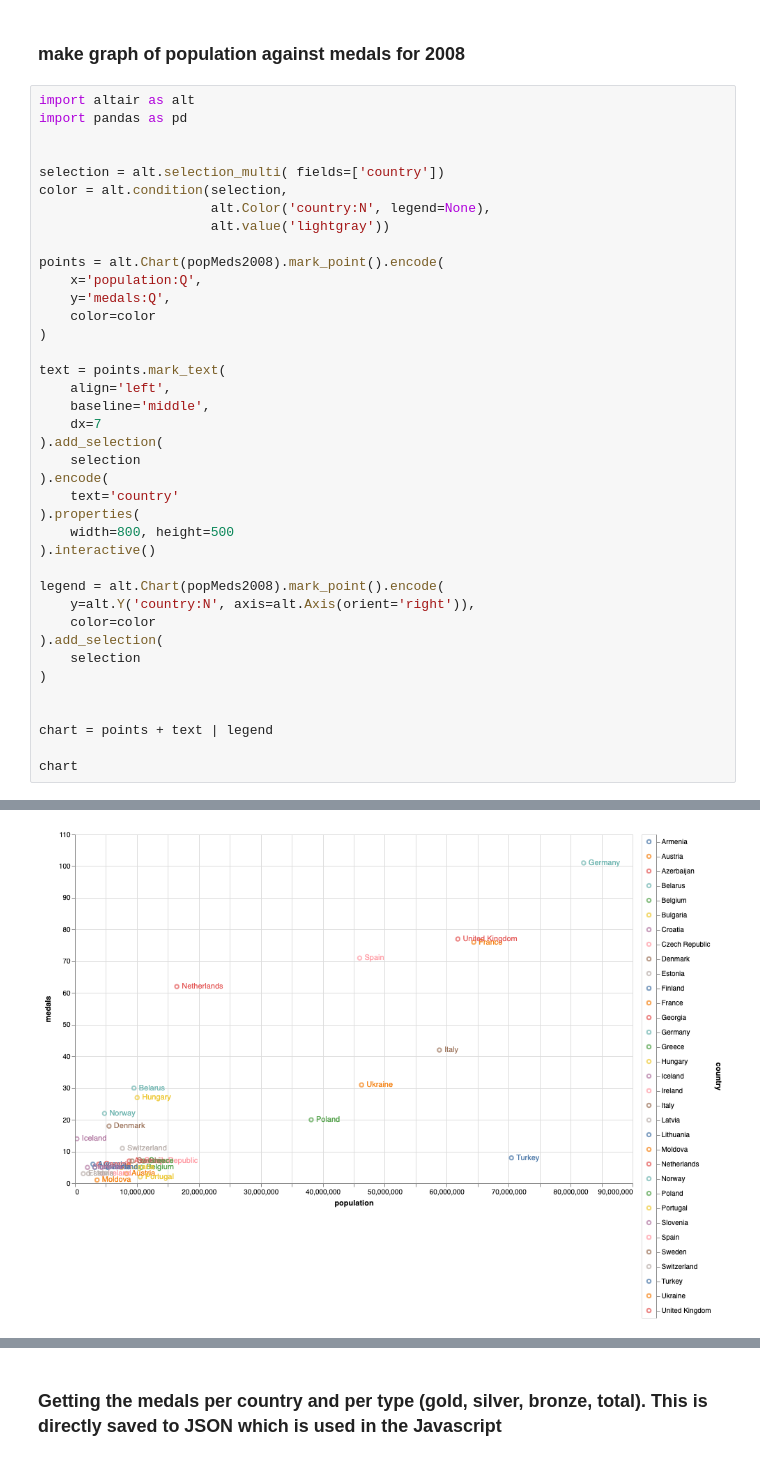
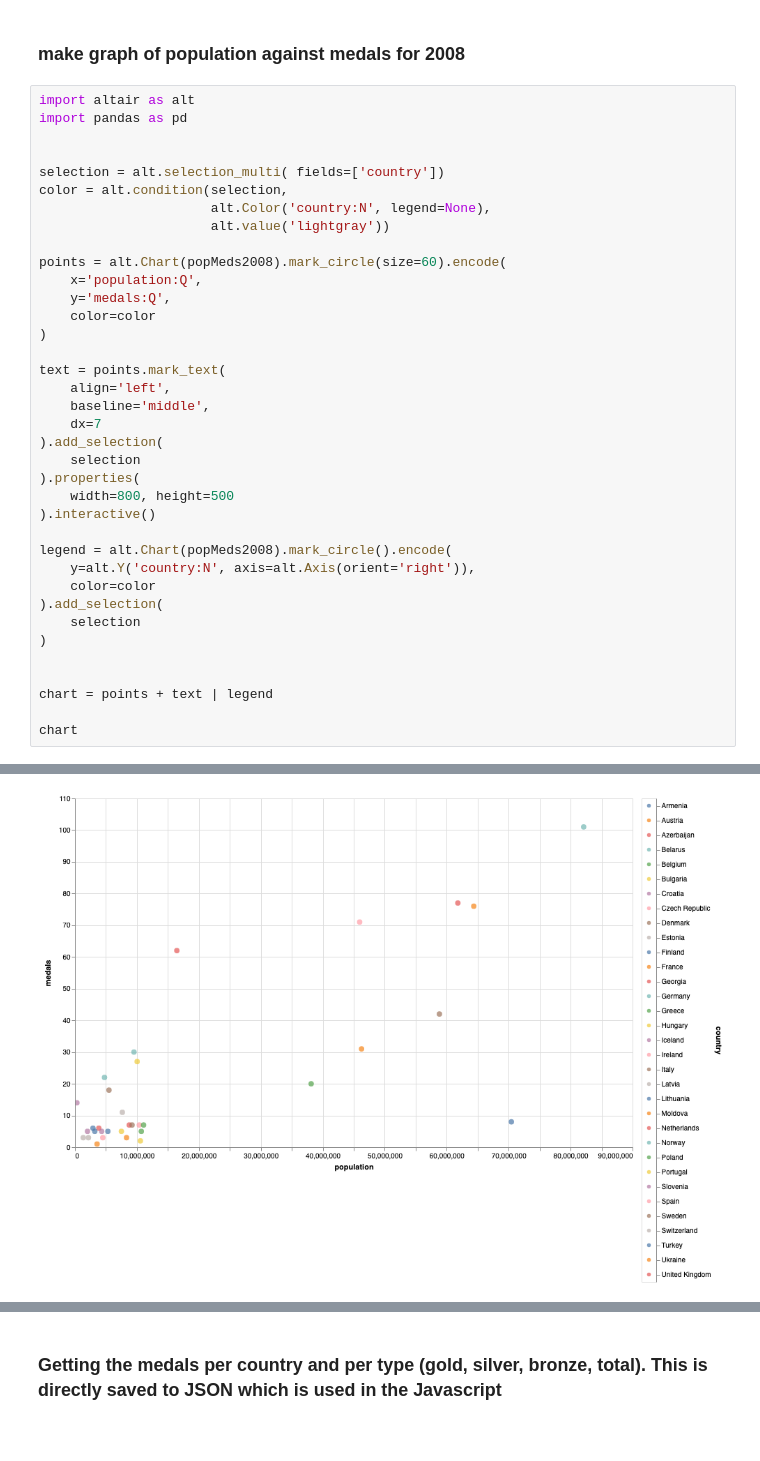
Before and after one commit to stufi04/storytelling, a Jupyter notebook: FINAL graphs.ipynb, the cells around one changed output, grey strips where cells are left out. Saved outputs shown, nothing was run; the diff lists cells and outputs as text.

```diff
--- a/FINAL graphs.ipynb
+++ b/FINAL graphs.ipynb
@@ -66,36 +66,34 @@ color = alt.condition(selection,
                       alt.Color('country:N', legend=None),
                       alt.value('lightgray'))
 
-points = alt.Chart(popMeds2008).mark_point().encode(
+points = alt.Chart(popMeds2008).mark_circle(size=60).encode(
     x='population:Q',
     y='medals:Q',
     color=color
 )
 
 text = points.mark_text(
     align='left',
     baseline='middle',
     dx=7
 ).add_selection(
     selection
-).encode(
-    text='country'
 ).properties(
     width=800, height=500
 ).interactive()
 
-legend = alt.Chart(popMeds2008).mark_point().encode(
+legend = alt.Chart(popMeds2008).mark_circle().encode(
     y=alt.Y('country:N', axis=alt.Axis(orient='right')),
     color=color
 ).add_selection(
     selection
 )
 
 
 chart = points + text | legend
 
 chart
 # %% [output]
 <vega.vegalite.VegaLite at 0x...>
-[figure, old version]
+[figure, new version]
 # %%
```
Also changed, not shown: parts of 5 cells of this notebook, 3 other files.
